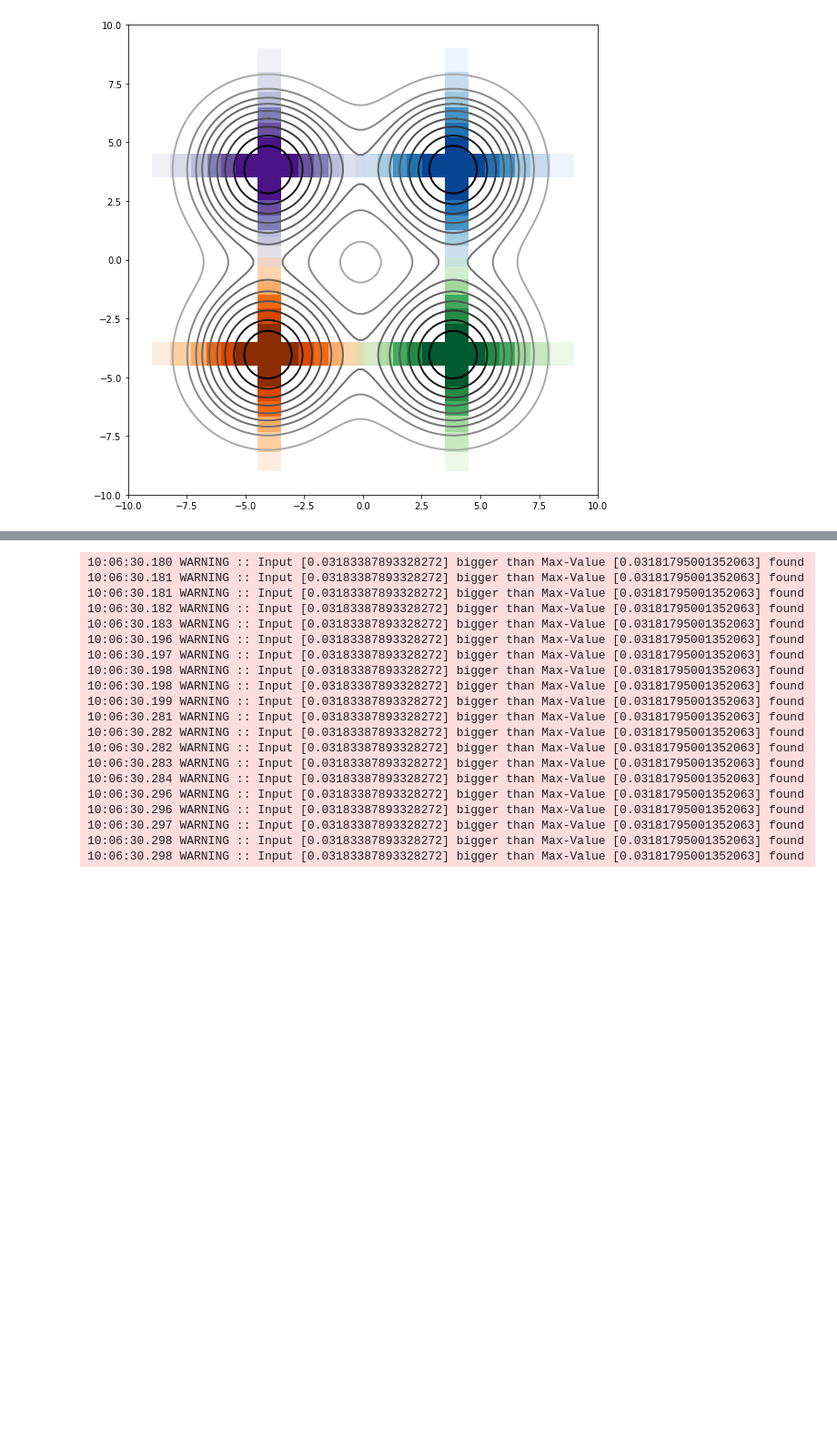
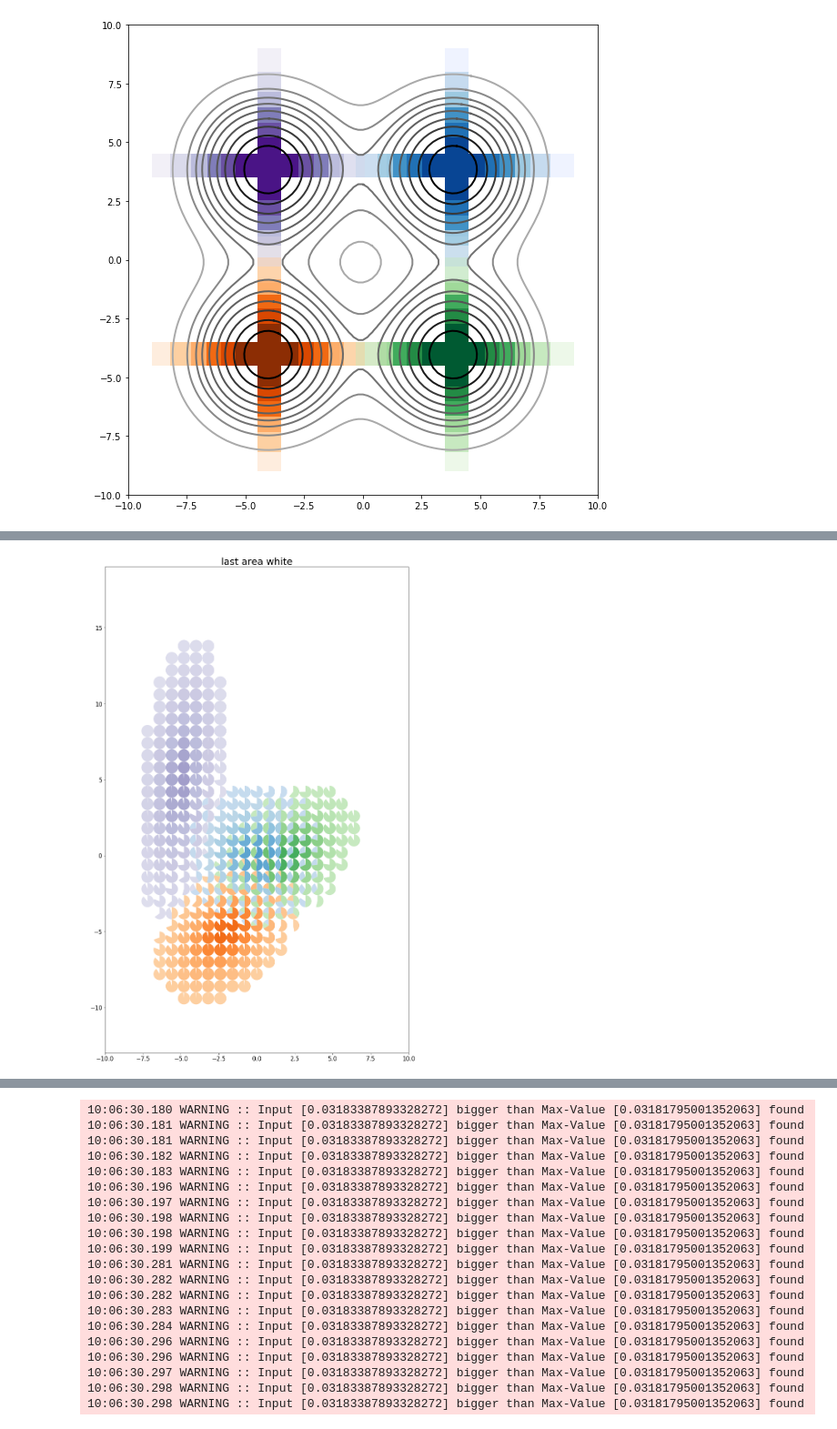
Before and after one commit to asver12/contour-maps-visualization, a Jupyter notebook: examples/Pie-charts.ipynb, the cells around one changed output, grey strips where cells are left out. Shown at 91% size. Cells and saved outputs as stored; diff of their text form; code cells hidden in the pictures; blank space fills up the shorter version.

```diff
--- a/examples/Pie-charts.ipynb
+++ b/examples/Pie-charts.ipynb
@@ -125,0 +174,11 @@ ylimit = (-13, 19)
+# %%
+fig, (ax_0) = plt.subplots(1,1)
+
+picture_plot.plot_image(ax_0, four_gaussians[10], contours=False, pie_charts=True, pie_chart_level_to_cut=0, pie_chart_iso_level=0, pie_chart_contour_method="equal_value",  pie_num=25, legend=False, ylim=ylimit)
+ax_0.set_title("last area white")
+# ax_2.set_aspect("equal")
+
+fig.tight_layout()
+fig.savefig("cut_last_bucket_pie_chart.png")
+# %% [output]
+[figure, added]
```
Also changed, not shown: parts of 18 cells of this notebook, 12 other files.
